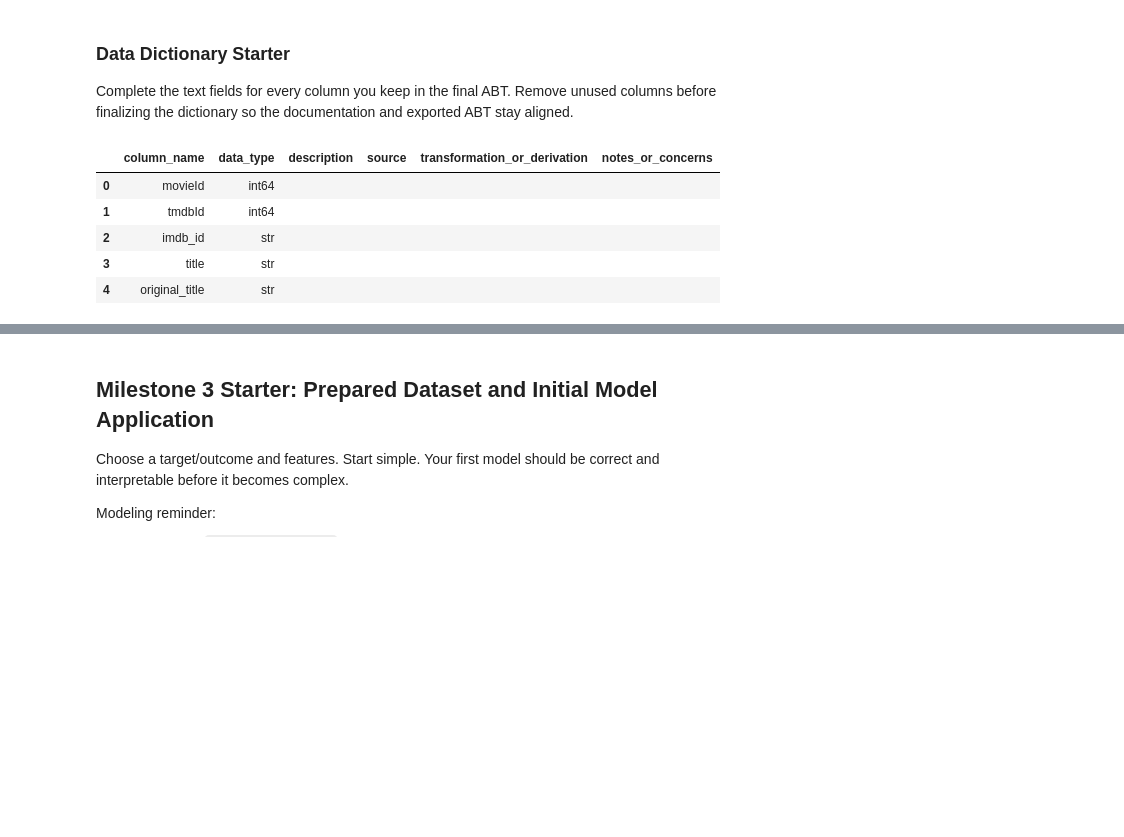
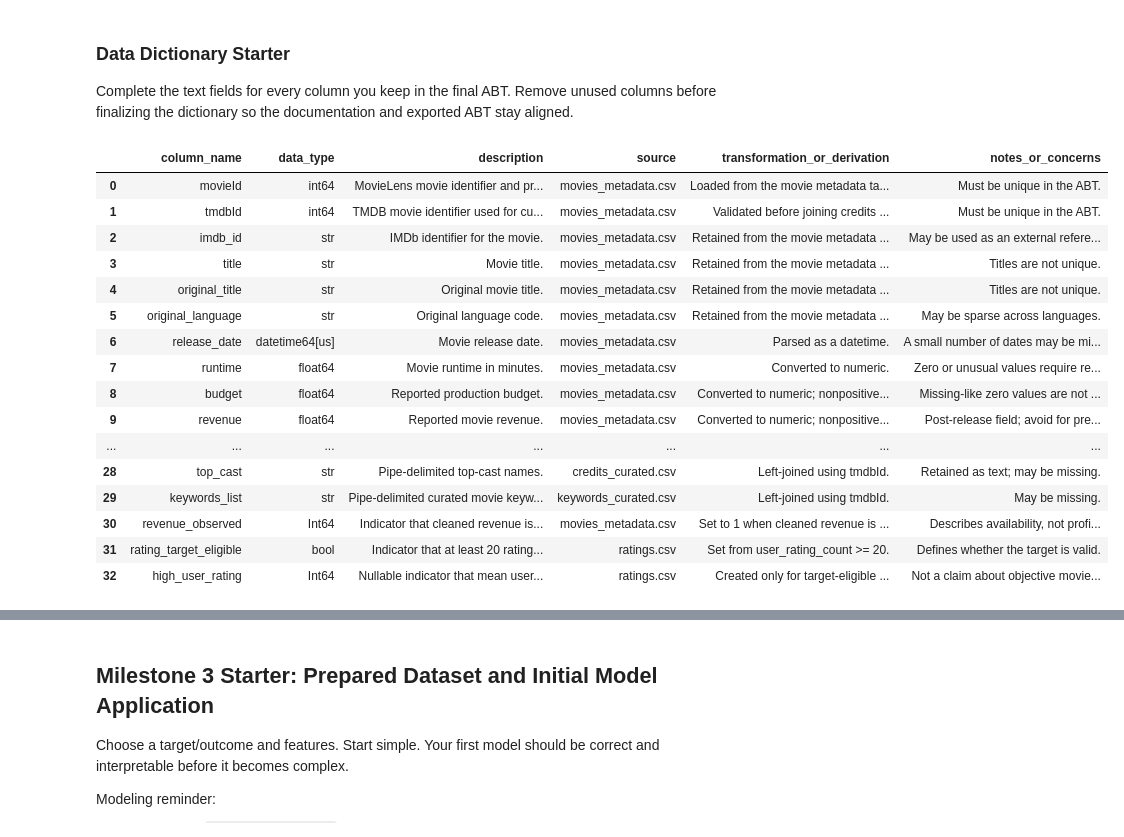
Before and after one commit to utsahenry/ban6003-project-option-1-movies-henry-ha, a Jupyter notebook: notebooks/movies_project_starter.ipynb, the cells around one changed output, grey strips where cells are left out. Cells and saved outputs as stored; diff of their text form; code cells hidden in the pictures; blank space fills up the shorter version.

Commit message:
Complete Milestone 2 ABT and documentation
Co-authored-by: Copilot App <223556219+Copilot@users.noreply.github.com>

```diff
--- a/notebooks/movies_project_starter.ipynb
+++ b/notebooks/movies_project_starter.ipynb
@@ -430,19 +600,77 @@ Complete the text fields for every column you keep in the final ABT. Remove unus
 # %%
 data_dictionary = pd.DataFrame({
     "column_name": abt.columns,
     "data_type": [str(abt[column].dtype) for column in abt.columns],
     "description": "",
     "source": "",
     "transformation_or_derivation": "",
     "notes_or_concerns": "",
 })
 
-# Hint: use .loc[] to document one column at a time, following the Week 11 pattern.
-data_dictionary.head()
+# Document each retained ABT column with .loc[].
+documentation = {
+    "movieId": ("MovieLens movie identifier and primary key.", "movies_metadata.csv", "Loaded from the movie metadata table.", "Must be unique in the ABT."),
+    "tmdbId": ("TMDB movie identifier used for curated joins.", "movies_metadata.csv", "Validated before joining credits and keywords.", "Must be unique in the ABT."),
+    "imdb_id": ("IMDb identifier for the movie.", "movies_metadata.csv", "Retained from the movie metadata table.", "May be used as an external reference only."),
+    "title": ("Movie title.", "movies_metadata.csv", "Retained from the movie metadata table.", "Titles are not unique."),
+    "original_title": ("Original movie title.", "movies_metadata.csv", "Retained from the movie metadata table.", "Titles are not unique."),
+    "original_language": ("Original language code.", "movies_metadata.csv", "Retained from the movie metadata table.", "May be sparse across languages."),
+    "release_date": ("Movie release date.", "movies_metadata.csv", "Parsed as a datetime.", "A small number of dates may be missing."),
+    "runtime": ("Movie runtime in minutes.", "movies_metadata.csv", "Converted to numeric.", "Zero or unusual values require review."),
+    "budget": ("Reported production budget.", "movies_metadata.csv", "Converted to numeric; nonpositive values replaced with missing.", "Missing-like zero values are not confirmed zero budgets."),
+    "revenue": ("Reported movie revenue.", "movies_metadata.csv", "Converted to numeric; nonpositive values replaced with missing.", "Post-release field; avoid for pre-release prediction."),
+    "popularity": ("Observed popularity score.", "movies_metadata.csv", "Retained from the movie metadata table.", "Post-release field; avoid for pre-release prediction."),
+    "vote_average": ("TMDB average vote score.", "movies_metadata.csv", "Retained from the movie metadata table.", "Post-release outcome-like field; not the selected target."),
+    "vote_count": ("TMDB vote count.", "movies_metadata.csv", "Retained from the movie metadata table.", "Post-release field; avoid for pre-release prediction."),
+    "genres": ("Original genre structure.", "movies_metadata.csv", "Retained as source text.", "Nested text is not directly model-ready."),
+    "production_companies": ("Production company structure.", "movies_metadata.csv", "Retained as source text.", "Nested text is not directly model-ready."),
+    "production_countries": ("Production country structure.", "movies_metadata.csv", "Retained as source text.", "Nested text is not directly model-ready."),
+    "adult": ("Adult-content indicator.", "movies_metadata.csv", "Retained from the movie metadata table.", "Constant or near-constant fields may have limited value."),
+    "status": ("Movie release/status label.", "movies_metadata.csv", "Retained from the movie metadata table.", "May contain missing or uncommon labels."),
+    "genres_list": ("Pipe-delimited genre names.", "movies_metadata.csv", "Parsed from the original genre field.", "May be missing when source genres are empty."),
+    "primary_genre": ("First listed genre used as a simple primary genre.", "movies_metadata.csv", "Derived from the parsed genre list.", "The first genre is a convention, not a causal ranking."),
+    "release_year": ("Calendar year of release.", "movies_metadata.csv", "Extracted from release_date.", "Missing when release_date is unavailable."),
+    "user_rating_mean": ("Mean MovieLens rating for the movie.", "ratings.csv", "Aggregated by movieId.", "Based only on observed rating events; post-release information."),
+    "user_rating_count": ("Number of MovieLens rating events.", "ratings.csv", "Counted by movieId.", "Used to define target eligibility; post-release information."),
+    "distinct_user_count": ("Number of distinct users who rated the movie.", "ratings.csv", "Counted with nunique by movieId.", "Based only on observed rating events."),
+    "user_rating_std": ("Standard deviation of MovieLens ratings.", "ratings.csv", "Calculated by movieId.", "Missing when too few ratings are available."),
+    "first_rating_date": ("Earliest observed MovieLens rating date.", "ratings.csv", "Minimum rating_datetime by movieId.", "Post-release information."),
+    "last_rating_date": ("Latest observed MovieLens rating date.", "ratings.csv", "Maximum rating_datetime by movieId.", "Post-release information."),
+    "director": ("Curated movie director.", "credits_curated.csv", "Left-joined using tmdbId.", "May be missing."),
+    "top_cast": ("Pipe-delimited top-cast names.", "credits_curated.csv", "Left-joined using tmdbId.", "Retained as text; may be missing."),
+    "keywords_list": ("Pipe-delimited curated movie keywords.", "keywords_curated.csv", "Left-joined using tmdbId.", "May be missing."),
+    "revenue_observed": ("Indicator that cleaned revenue is observed.", "movies_metadata.csv", "Set to 1 when cleaned revenue is nonmissing, otherwise 0.", "Describes availability, not profitability."),
+    "rating_target_eligible": ("Indicator that at least 20 ratings are observed.", "ratings.csv", "Set from user_rating_count >= 20.", "Defines whether the target is valid."),
+    "high_user_rating": ("Nullable indicator that mean user rating is at least 3.75.", "ratings.csv", "Created only for target-eligible movies; missing otherwise.", "Not a claim about objective movie quality."),
+}
+
+for column, values in documentation.items():
+    if column in data_dictionary["column_name"].values:
+        row = data_dictionary["column_name"] == column
+        data_dictionary.loc[row, "description"] = values[0]
+        data_dictionary.loc[row, "source"] = values[1]
+        data_dictionary.loc[row, "transformation_or_derivation"] = values[2]
+        data_dictionary.loc[row, "notes_or_concerns"] = values[3]
+
+assert data_dictionary["description"].ne("").all()
+assert data_dictionary["source"].ne("").all()
+
+display(data_dictionary)
 # %% [output]
 |  | column_name | data_type | description | source | transformation_or_derivation | notes_or_concerns |
-| 0 | movieId | int64 |  |  |  |  |
-| 1 | tmdbId | int64 |  |  |  |  |
-| 2 | imdb_id | str |  |  |  |  |
-| 3 | title | str |  |  |  |  |
-| 4 | original_title | str |  |  |  |  |
+| 0 | movieId | int64 | MovieLens movie identifier and pr... | movies_metadata.csv | Loaded from the movie metadata ta... | Must be unique in the ABT. |
+| 1 | tmdbId | int64 | TMDB movie identifier used for cu... | movies_metadata.csv | Validated before joining credits ... | Must be unique in the ABT. |
+| 2 | imdb_id | str | IMDb identifier for the movie. | movies_metadata.csv | Retained from the movie metadata ... | May be used as an external refere... |
+| 3 | title | str | Movie title. | movies_metadata.csv | Retained from the movie metadata ... | Titles are not unique. |
+| 4 | original_title | str | Original movie title. | movies_metadata.csv | Retained from the movie metadata ... | Titles are not unique. |
+| 5 | original_language | str | Original language code. | movies_metadata.csv | Retained from the movie metadata ... | May be sparse across languages. |
+| 6 | release_date | datetime64[us] | Movie release date. | movies_metadata.csv | Parsed as a datetime. | A small number of dates may be mi... |
+| 7 | runtime | float64 | Movie runtime in minutes. | movies_metadata.csv | Converted to numeric. | Zero or unusual values require re... |
+| 8 | budget | float64 | Reported production budget. | movies_metadata.csv | Converted to numeric; nonpositive... | Missing-like zero values are not ... |
+| 9 | revenue | float64 | Reported movie revenue. | movies_metadata.csv | Converted to numeric; nonpositive... | Post-release field; avoid for pre... |
+| ... | ... | ... | ... | ... | ... | ... |
+| 28 | top_cast | str | Pipe-delimited top-cast names. | credits_curated.csv | Left-joined using tmdbId. | Retained as text; may be missing. |
+| 29 | keywords_list | str | Pipe-delimited curated movie keyw... | keywords_curated.csv | Left-joined using tmdbId. | May be missing. |
+| 30 | revenue_observed | Int64 | Indicator that cleaned revenue is... | movies_metadata.csv | Set to 1 when cleaned revenue is ... | Describes availability, not profi... |
+| 31 | rating_target_eligible | bool | Indicator that at least 20 rating... | ratings.csv | Set from user_rating_count >= 20. | Defines whether the target is valid. |
+| 32 | high_user_rating | Int64 | Nullable indicator that mean user... | ratings.csv | Created only for target-eligible ... | Not a claim about objective movie... |
```
Also changed, not shown: parts of 10 cells of this notebook, 4 other files.
